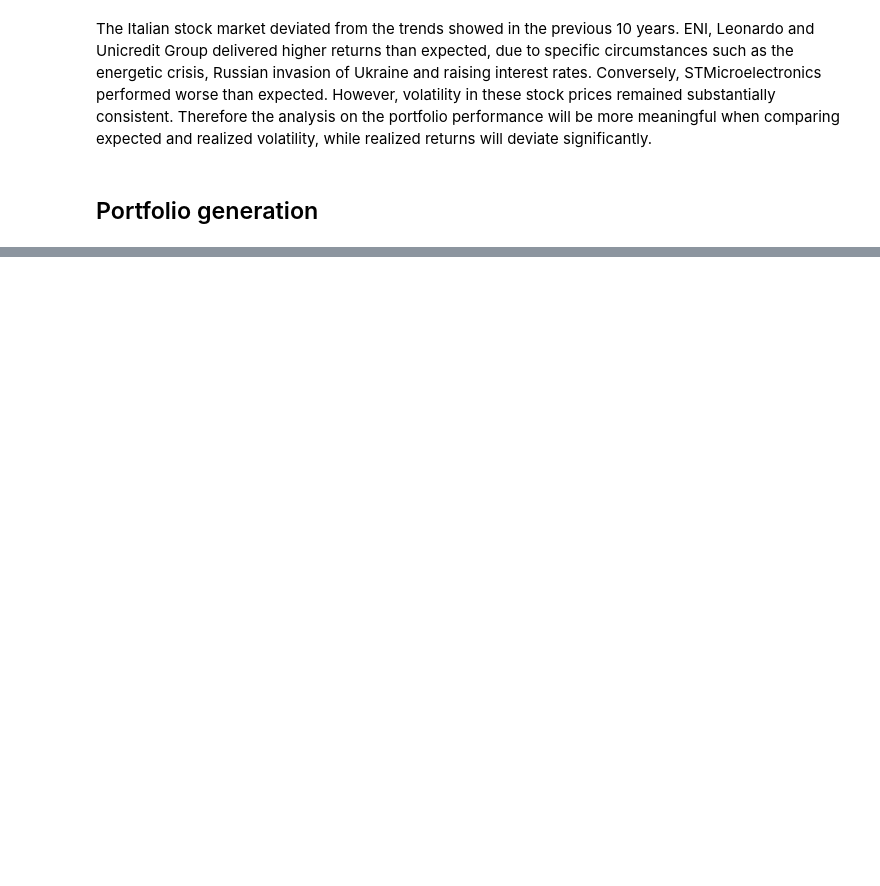
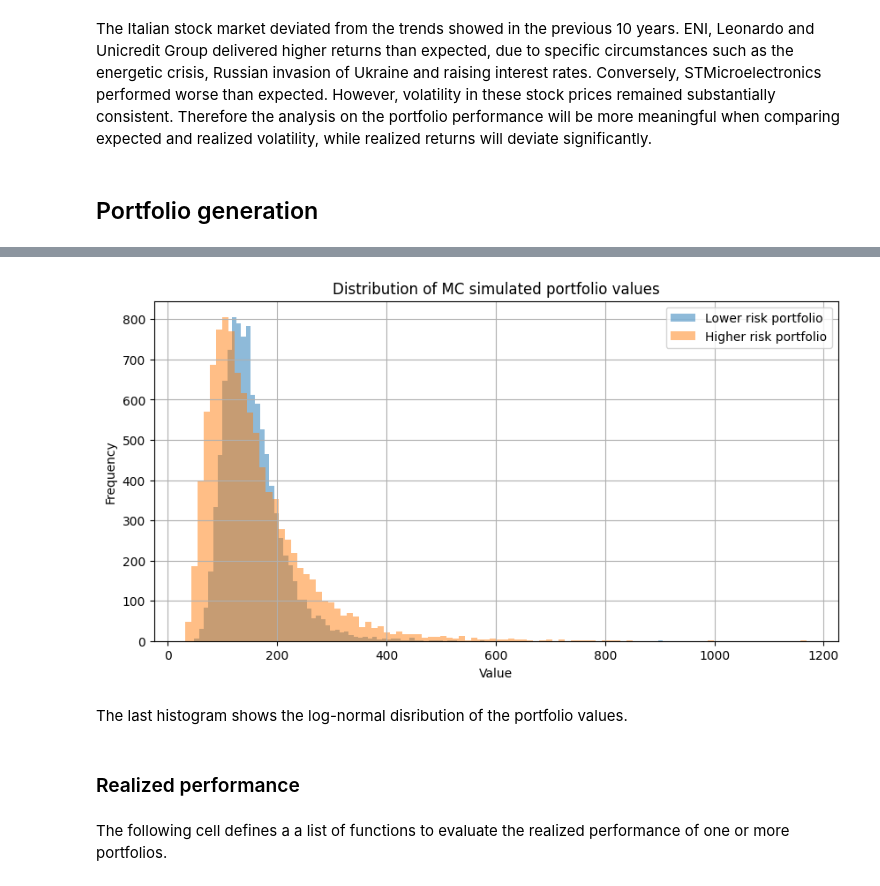
Before and after one commit to FabioNicotra/FabiosPortfolio, a Jupyter notebook: 04_PortfolioSimulation/PortfolioSImulation.ipynb, the cells around one changed output, grey strips where cells are left out. Drawn from its saved outputs; the diff is of its cells as text; code cells hidden in the pictures; blank space fills up the shorter version.

```diff
--- a/04_PortfolioSimulation/PortfolioSImulation.ipynb
+++ b/04_PortfolioSimulation/PortfolioSImulation.ipynb
@@ -264,15 +261,0 @@ retrieve data from source, follow same structure as below
-# %%
-def simulateStock_MC(S0, mu, sigma, horizon, nTimesteps, nSims):
-    # Timestep size
-    dt = horizon / nTimesteps
-
-    S = np.zeros((nTimesteps,nSims))
-    S[0] = S0
-
-    for i in range(nTimesteps-1):
-        w = np.random.standard_normal(nSims)
-        S[i+1] = S[i]*(1 + mu*dt + sigma*np.sqrt(dt)*w)
-
-    return S
-
-price_path = pd.DataFrame(simulateStock_MC(31,partial_statistics.loc['STMMI.MI','Average annual return'], partial_statistics.loc['STMMI.MI','Average annual volatility'], 1, 252, 10000))
@@ -306,3 +355,29 @@ weights_set = [portfolioSamples.iloc[index][column_weights].to_numpy() for index
+# %%
+plt.figure(figsize=(10, 5))
+
+# Plot the first histogram
+plt.hist(portfolio1_simulation.iloc[-1], bins=100, alpha=0.5, label='Lower risk portfolio')
+
+# Plot the second histogram
+plt.hist(portfolio2_simulation.iloc[-1], bins=100, alpha=0.5, label='Higher risk portfolio')
+
+# Add labels and legend
+plt.xlabel('Value')
+plt.ylabel('Frequency')
+plt.legend()
+plt.title('Distribution of MC simulated portfolio values')
+
+# Show the combined histogram
+plt.grid()
+plt.show()
+# %% [output]
+[figure, added]
+# %% [markdown]
+The last histogram shows the log-normal disribution of the portfolio values.
+# %% [markdown]
+### Realized performance
+# %% [markdown]
+The following cell defines a a list of functions to evaluate the realized performance of one or more portfolios.
 # %%
 def evaluateStock(stock,source,start,end = 'today'):
     end_date = datetime.today().strftime('%Y-%m-%d') if (end == 'today') else end
```
Also changed, not shown: parts of 35 cells of this notebook, 1 other file.
